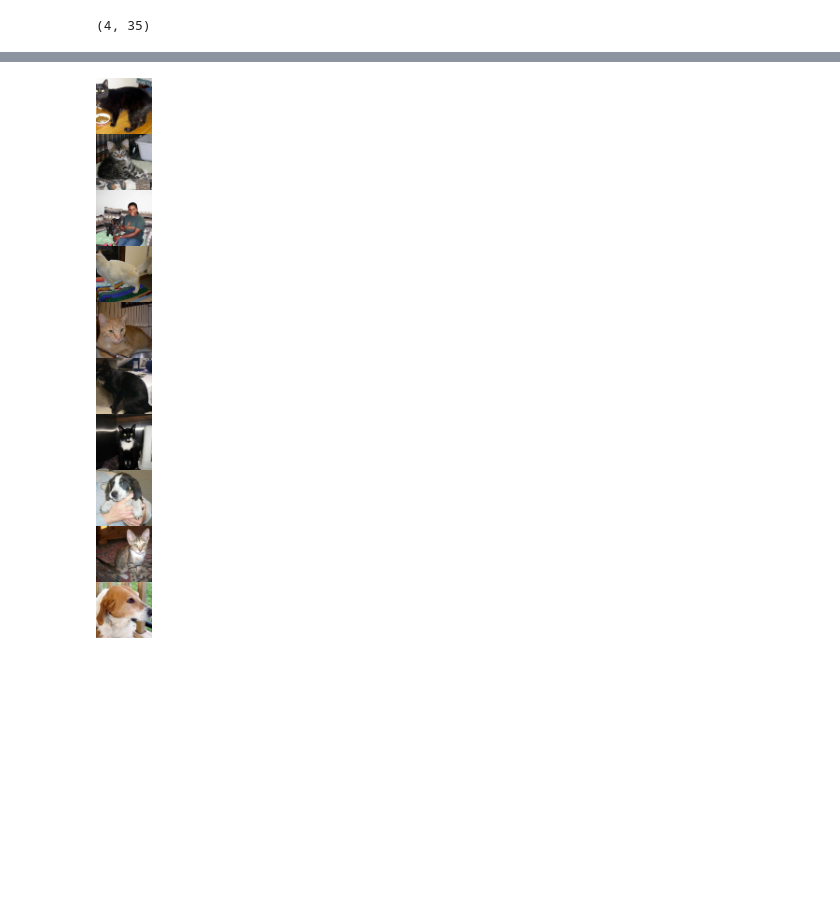
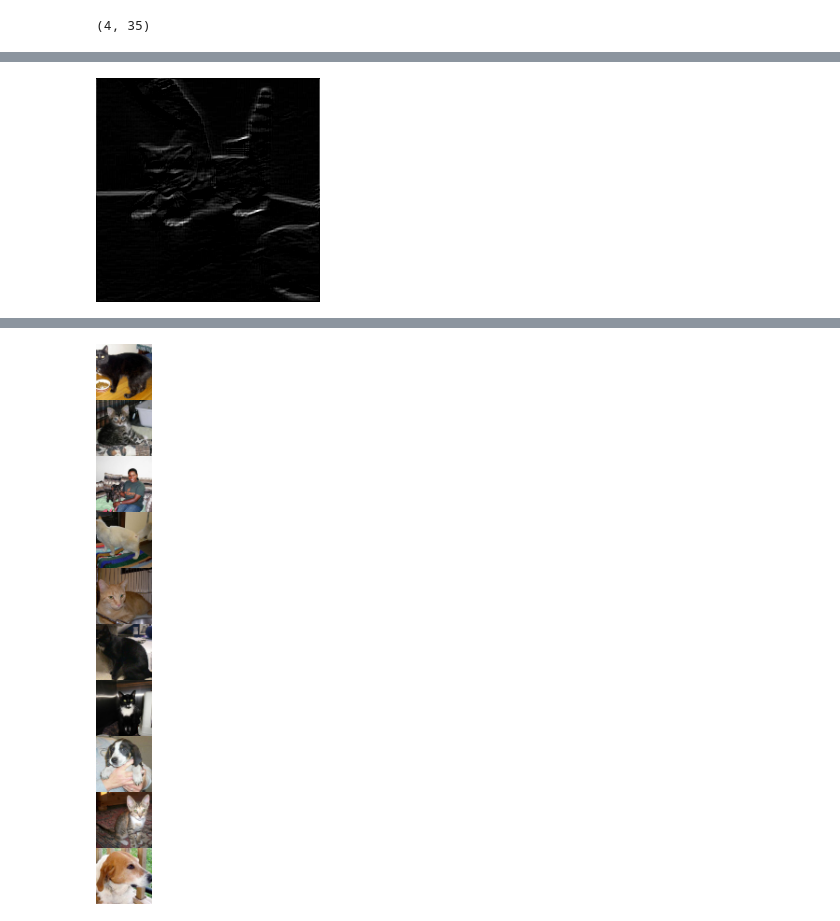
Before and after one commit to kcarnold/clubdl, a Jupyter notebook: notebooks/GatoPerro.ipynb, the cells around one changed output, grey strips where cells are left out. Saved outputs shown, nothing was run; the diff lists cells and outputs as text; code cells hidden in the pictures; blank space fills up the shorter version.

```diff
--- a/notebooks/GatoPerro.ipynb
+++ b/notebooks/GatoPerro.ipynb
@@ -27,0 +34,10 @@ len(bright_dogs), len(dark_cats)
+# %%
+VGG_MEAN_PIXEL = np.array([103.939, 116.779, 123.68])
+def img_to_vgg_input(img):
+    return imgs_to_vgg_input(np.expand_dims(img, axis=0))
+
+def imgs_to_vgg_input(imgs):
+    assert imgs.shape[-1] == 3
+    imgs = imgs[..., [2,1,0]]
+    imgs = imgs - VGG_MEAN_PIXEL
+    return imgs.transpose((0, 3, 1, 2))
@@ -27,0 +93,4 @@ len(bright_dogs), len(dark_cats)
+# %%
+toimage(c1[10])
+# %% [output]
+[figure, added]
```
Also changed, not shown: parts of 30 cells of this notebook, 1 other file.
